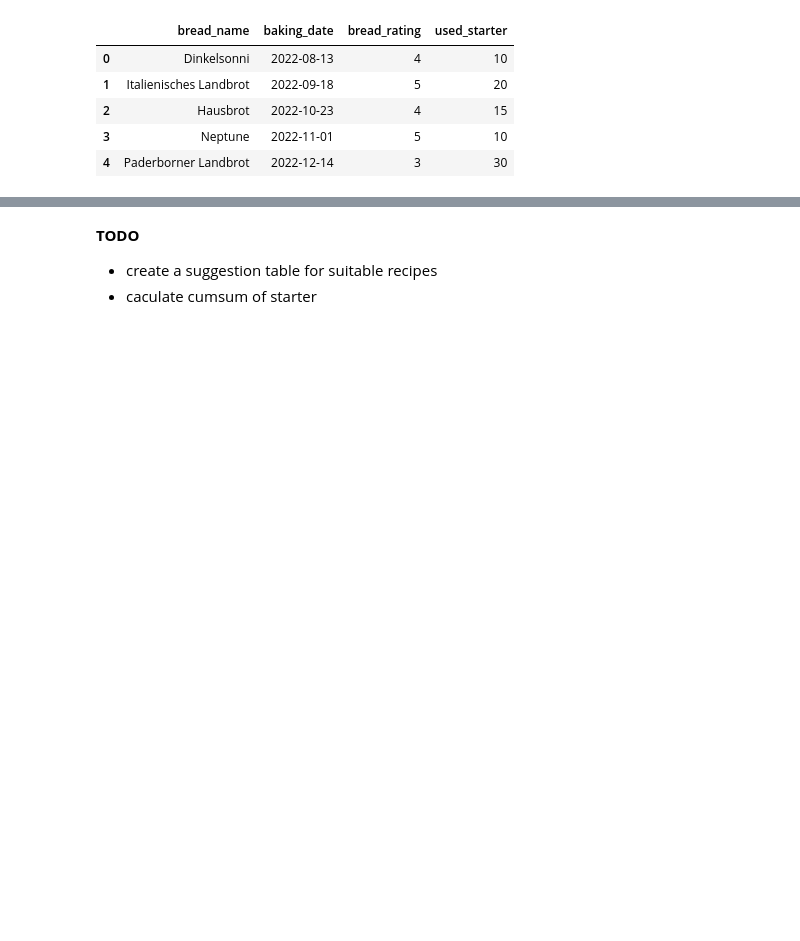
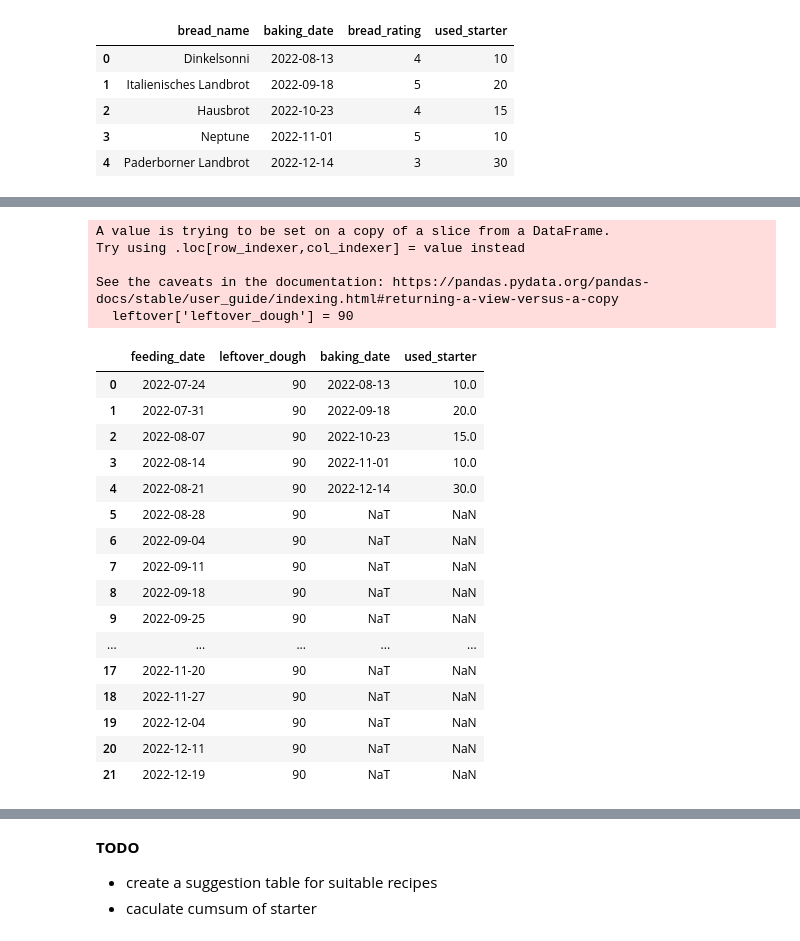
Before and after one commit to kiralenz/keeprising, a Jupyter notebook: chart_creation.ipynb, the cells around one changed output, grey strips where cells are left out. Drawn from its saved outputs; the diff is of its cells as text; code cells hidden in the pictures; blank space fills up the shorter version.

Commit message:
further data creation

```diff
--- a/chart_creation.ipynb
+++ b/chart_creation.ipynb
@@ -98,0 +139,2 @@ baked_bread
+# %%
+leftover = baked_bread[['baking_date', 'used_starter']]
@@ -98,0 +150,5 @@ baked_bread
+# %%
+leftover.rename(columns={
+    'baking_date':'date',
+    'used_starter':'rest_starter'
+}, inplace=True)
@@ -98,0 +160,2 @@ baked_bread
+# %%
+leftover['rest_starter'] = leftover['rest_starter']*(-1)
@@ -98,0 +190,30 @@ baked_bread
+# %%
+# of 110 g, 10 g sourdough are used for the new one
+# and 10 g are lost during handling
+leftover['leftover_dough'] = 90
+# %% [output]
+A value is trying to be set on a copy of a slice from a DataFrame.
+Try using .loc[row_indexer,col_indexer] = value instead
+
+See the caveats in the documentation: https://pandas.pydata.org/pandas-docs/stable/user_guide/indexing.html#returning-a-view-versus-a-copy
+  leftover['leftover_dough'] = 90
+# %%
+pd.concat([leftover, baked_bread[['baking_date', 'used_starter']]],axis=1)
+# %% [output]
+|  | feeding_date | leftover_dough | baking_date | used_starter |
+| 0 | 2022-07-24 | 90 | 2022-08-13 | 10.0 |
+| 1 | 2022-07-31 | 90 | 2022-09-18 | 20.0 |
+| 2 | 2022-08-07 | 90 | 2022-10-23 | 15.0 |
+| 3 | 2022-08-14 | 90 | 2022-11-01 | 10.0 |
+| 4 | 2022-08-21 | 90 | 2022-12-14 | 30.0 |
+| 5 | 2022-08-28 | 90 | NaT | NaN |
+| 6 | 2022-09-04 | 90 | NaT | NaN |
+| 7 | 2022-09-11 | 90 | NaT | NaN |
+| 8 | 2022-09-18 | 90 | NaT | NaN |
+| 9 | 2022-09-25 | 90 | NaT | NaN |
+| ... | ... | ... | ... | ... |
+| 17 | 2022-11-20 | 90 | NaT | NaN |
+| 18 | 2022-11-27 | 90 | NaT | NaN |
+| 19 | 2022-12-04 | 90 | NaT | NaN |
+| 20 | 2022-12-11 | 90 | NaT | NaN |
+| 21 | 2022-12-19 | 90 | NaT | NaN |
```
Also changed, not shown: parts of 42 cells of this notebook.
